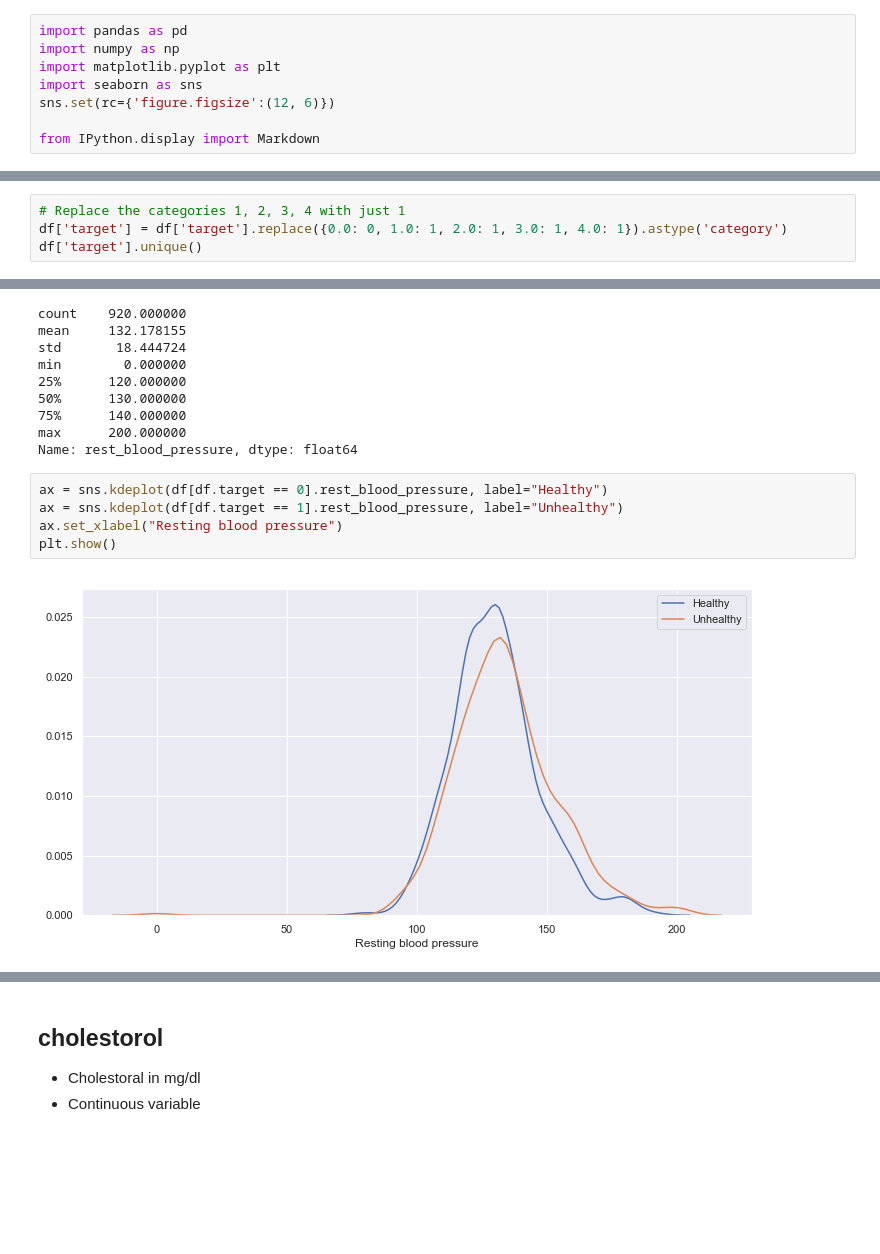
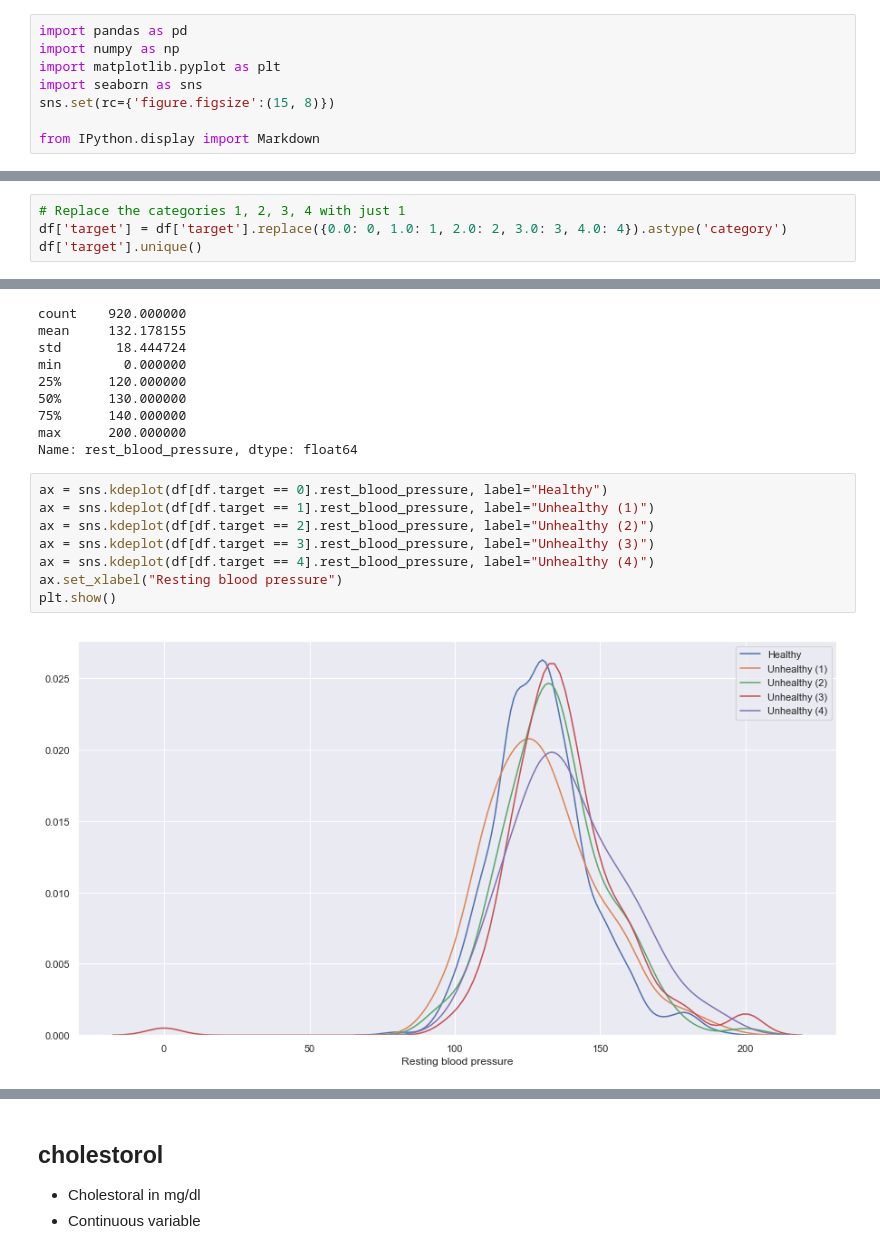
Before and after one commit to dimitraz/medical-data, a Jupyter notebook: Data Wrangling 2.ipynb, the cells around one changed output, grey strips where cells are left out. Cells and saved outputs as stored; diff of their text form; blank space fills up the shorter version.

```diff
--- a/Data Wrangling 2.ipynb
+++ b/Data Wrangling 2.ipynb
@@ -45,7 +45,7 @@ import pandas as pd
 import numpy as np
 import matplotlib.pyplot as plt
 import seaborn as sns
-sns.set(rc={'figure.figsize':(12, 6)})
+sns.set(rc={'figure.figsize':(15, 8)})
 
 from IPython.display import Markdown
 # %% [markdown]
@@ -274,6 +274,6 @@ target
 - Some categories contain `-9`, which is the equivalent to a missing value. These were converted to NaNs when the data was read in
 # %%
 # Replace the categories 1, 2, 3, 4 with just 1
-df['target'] = df['target'].replace({0.0: 0, 1.0: 1, 2.0: 1, 3.0: 1, 4.0: 1}).astype('category')
+df['target'] = df['target'].replace({0.0: 0, 1.0: 1, 2.0: 2, 3.0: 3, 4.0: 4}).astype('category')
 df['target'].unique()
 # %% [output]
@@ -476,9 +486,12 @@ max      200.000000
 Name: rest_blood_pressure, dtype: float64
 # %%
 ax = sns.kdeplot(df[df.target == 0].rest_blood_pressure, label="Healthy")
-ax = sns.kdeplot(df[df.target == 1].rest_blood_pressure, label="Unhealthy")
+ax = sns.kdeplot(df[df.target == 1].rest_blood_pressure, label="Unhealthy (1)")
+ax = sns.kdeplot(df[df.target == 2].rest_blood_pressure, label="Unhealthy (2)")
+ax = sns.kdeplot(df[df.target == 3].rest_blood_pressure, label="Unhealthy (3)")
+ax = sns.kdeplot(df[df.target == 4].rest_blood_pressure, label="Unhealthy (4)")
 ax.set_xlabel("Resting blood pressure")
 plt.show()
 # %% [output]
-[figure, old version]
+[figure, new version]
 # %%
```
Also changed, not shown: parts of 57 cells of this notebook, 3 other files.
